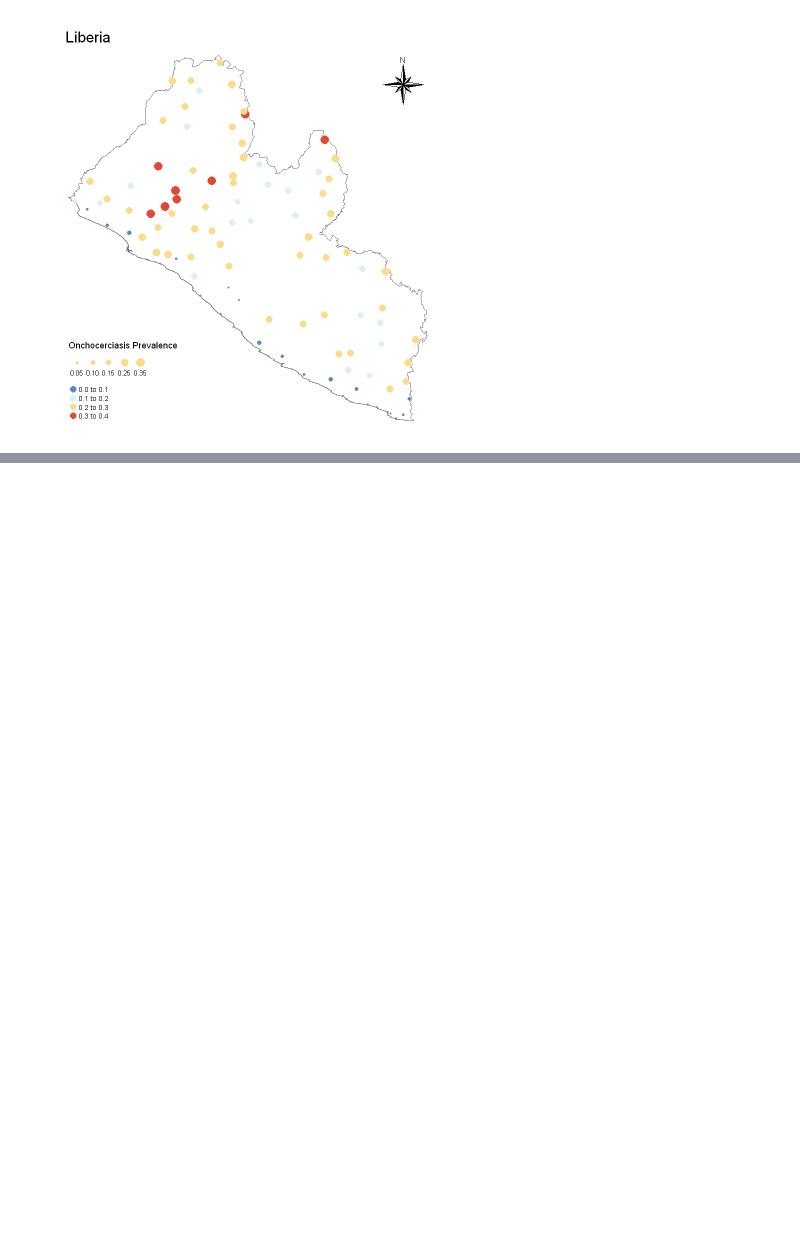
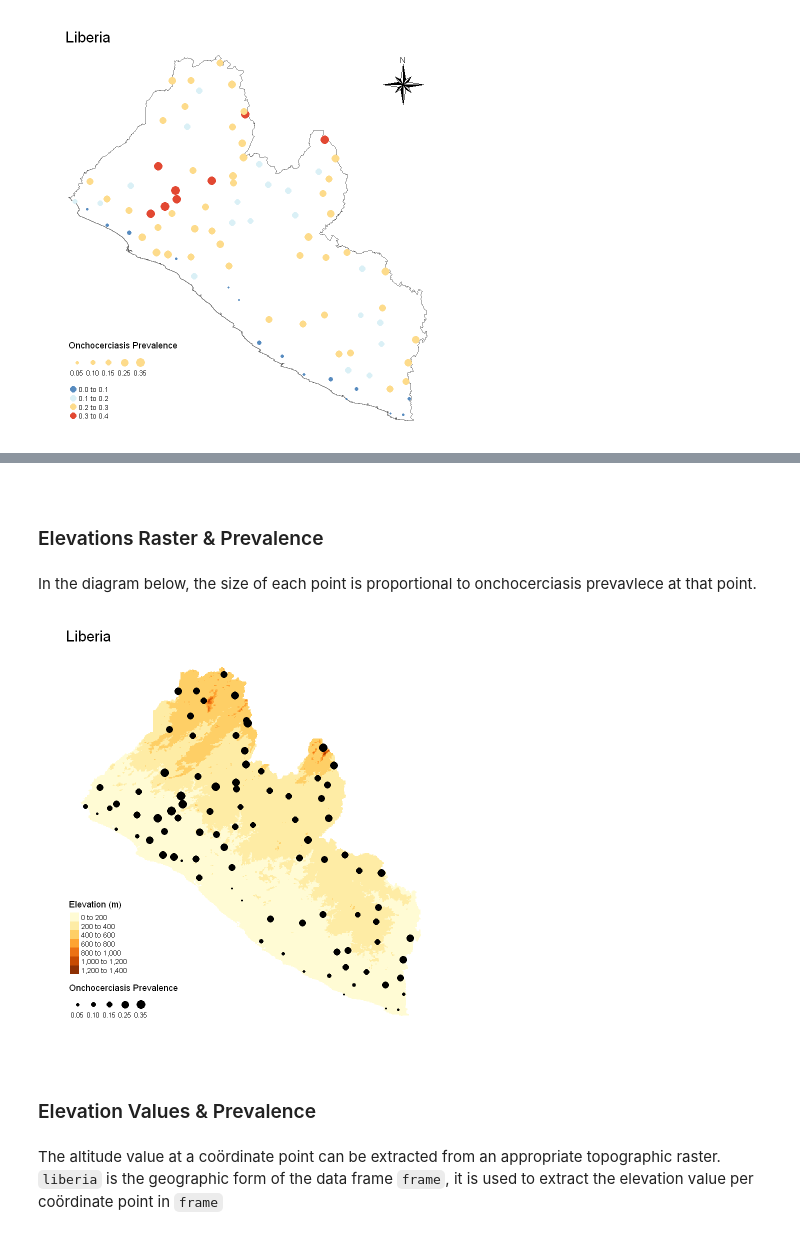
Before and after one commit to helminthiases/preliminary, a Jupyter notebook: notebooks/onchocerciasis.ipynb, the cells around one changed output, grey strips where cells are left out. Cells and saved outputs as stored; diff of their text form; code cells hidden in the pictures; blank space fills up the shorter version.

```diff
--- a/notebooks/onchocerciasis.ipynb
+++ b/notebooks/onchocerciasis.ipynb
@@ -135,0 +191,28 @@ map +
+# %% [markdown]
+<br>
+
+### Elevations Raster & Prevalence
+# %% [markdown]
+In the diagram below, the size of each point is proportional to onchocerciasis prevavlece at that point.
+# %%
+tmap::tm_shape(liberia_altitude) +
+    tmap::tm_layout(main.title = 'Liberia', frame = FALSE) +
+    tmap::tm_raster(title = 'Elevation (m)') +
+    tmap::tm_shape(liberia) +
+    tmap::tm_bubbles(size = 'prev', col = 'black',
+             border.col = 'white',
+             border.alpha = 0,
+             style = 'fixed',
+             breaks = seq(0, 0.4, 0.1),
+             title.size = 'Onchocerciasis Prevalence',
+             scale = 1,
+             title.col = '') +
+    tmap::tm_layout(legend.position = c('left', 'bottom'))
+# %% [output]
+[figure, added]
+# %% [markdown]
+<br>
+
+### Elevation Values & Prevalence
+# %% [markdown]
+The altitude value at a co&ouml;rdinate point can be extracted from an appropriate topographic raster.  `liberia` is the geographic form of the data frame `frame`, it is used to extract the elevation value per co&ouml;rdinate point in `frame`
```
Also changed, not shown: parts of 16 cells of this notebook.
